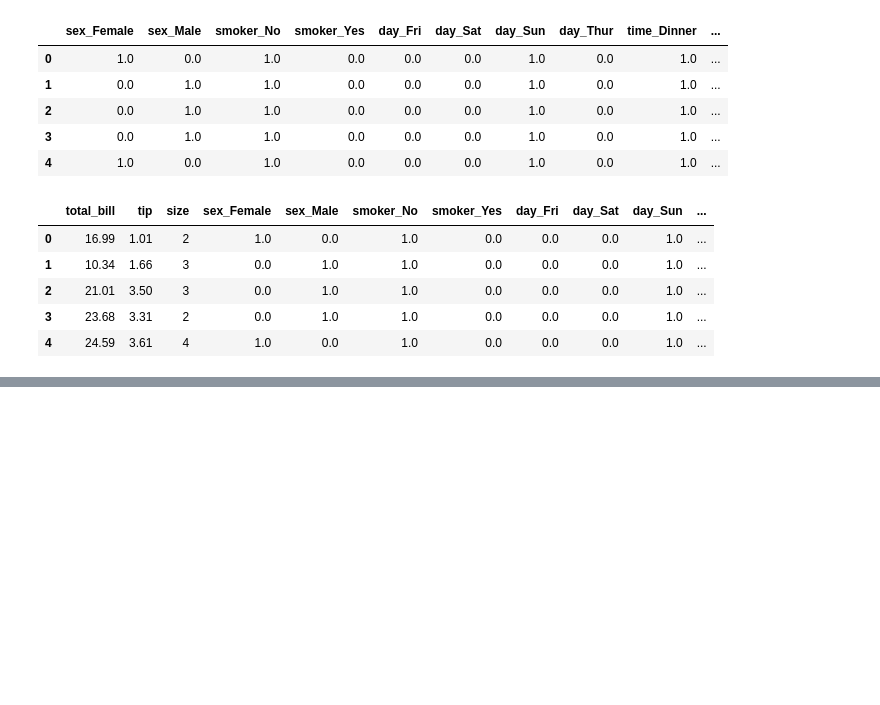
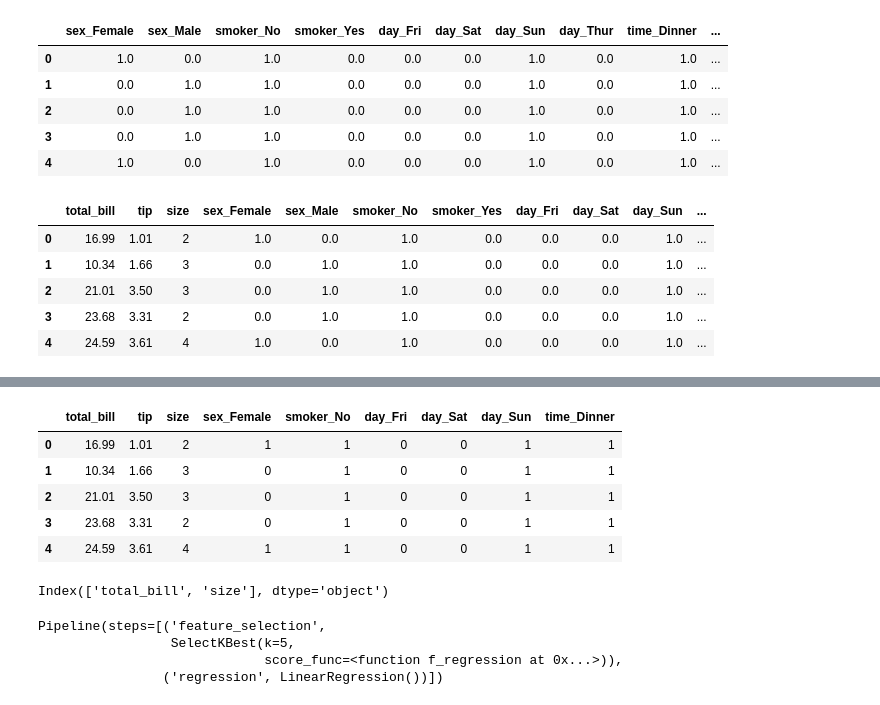
Before and after one commit to AromalDileep/traditional_ml, a Jupyter notebook: notebooks/13_feature_engineering.ipynb, the cells around one changed output, grey strips where cells are left out. Drawn from its saved outputs; the diff is of its cells as text; code cells hidden in the pictures; blank space fills up the shorter version.

```diff
--- a/notebooks/13_feature_engineering.ipynb
+++ b/notebooks/13_feature_engineering.ipynb
@@ -661,0 +957,6 @@ final_df.head()
+# %%
+import seaborn as sns
+import pandas as pd
+
+df = sns.load_dataset("tips")
+df.head()
@@ -661,0 +970,10 @@ final_df.head()
+# %%
+df_encoded = pd.get_dummies(df, drop_first=True, dtype=int)
+df_encoded.head()
+# %% [output]
+|  | total_bill | tip | size | sex_Female | smoker_No | day_Fri | day_Sat | day_Sun | time_Dinner |
+| 0 | 16.99 | 1.01 | 2 | 1 | 1 | 0 | 0 | 1 | 1 |
+| 1 | 10.34 | 1.66 | 3 | 0 | 1 | 0 | 0 | 1 | 1 |
+| 2 | 21.01 | 3.50 | 3 | 0 | 1 | 0 | 0 | 1 | 1 |
+| 3 | 23.68 | 3.31 | 2 | 0 | 1 | 0 | 0 | 1 | 1 |
+| 4 | 24.59 | 3.61 | 4 | 1 | 1 | 0 | 0 | 1 | 1 |
@@ -661,0 +983,12 @@ final_df.head()
+# %%
+from sklearn.model_selection import train_test_split
+
+X_train, X_test, y_train, y_test = train_test_split(
+    X,y,
+    test_size =0.2,
+    random_state =42
+)
+selected_features = correlation[abs(correlation) > 0.2].index
+selected_features
+# %% [output]
+Index(['total_bill', 'size'], dtype='object')
@@ -661,0 +1004,7 @@ final_df.head()
+# %%
+pipeline.fit(X_train,y_train)
+# %% [output]
+Pipeline(steps=[('feature_selection',
+                 SelectKBest(k=5,
+                             score_func=<function f_regression at 0x...>)),
+                ('regression', LinearRegression())])
```
Also changed, not shown: parts of 33 cells of this notebook.
